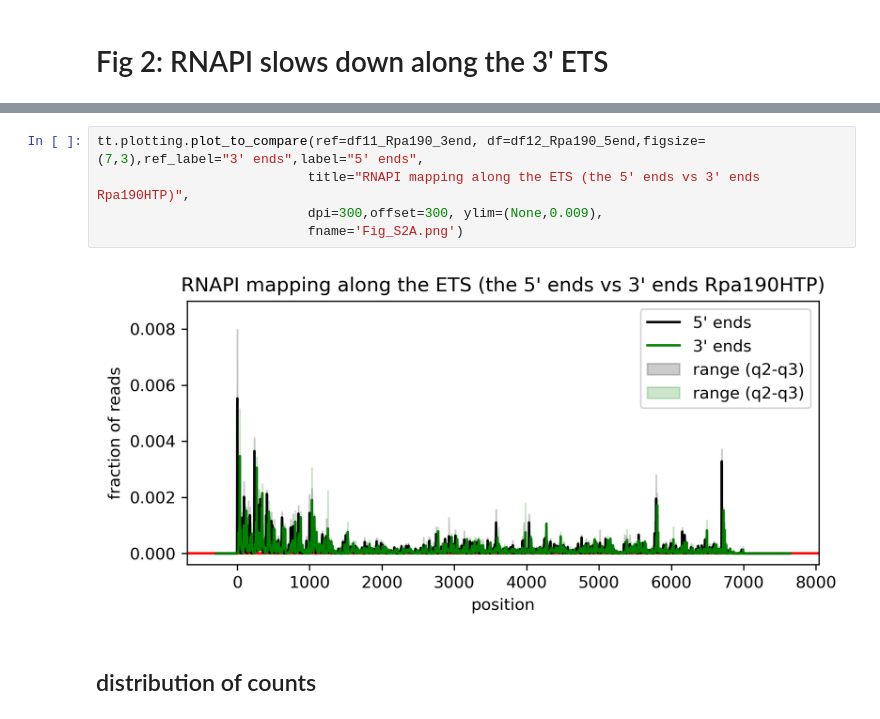
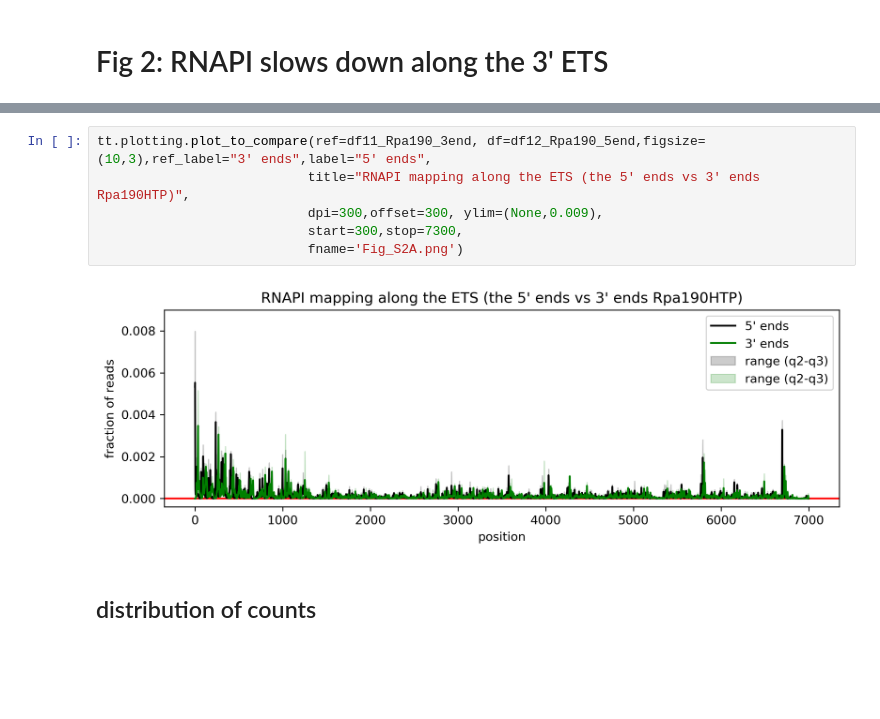
Before and after one commit to tturowski/Pol1_termination_MS, a Jupyter notebook: 05_notebooks/Fig_1_S1_2_S2_wt.ipynb, the cells around one changed output, grey strips where cells are left out. Drawn from its saved outputs; the diff is of its cells as text; blank space fills up the shorter version.

```diff
--- a/05_notebooks/Fig_1_S1_2_S2_wt.ipynb
+++ b/05_notebooks/Fig_1_S1_2_S2_wt.ipynb
@@ -195,12 +197,13 @@ Experiments:
 [figure]
 [figure]
 # %%
-tt.plotting.plot_to_compare(ref=df11_Rpa190_3end, df=df12_Rpa190_5end,figsize=(7,3),ref_label="3' ends",label="5' ends",
+tt.plotting.plot_to_compare(ref=df11_Rpa190_3end, df=df12_Rpa190_5end,figsize=(10,3),ref_label="3' ends",label="5' ends",
                            title="RNAPI mapping along the ETS (the 5' ends vs 3' ends Rpa190HTP)",
                            dpi=300,offset=300, ylim=(None,0.009),
+                           start=300,stop=7300,
                            fname='Fig_S2A.png')
 # %% [output]
-[figure, old version]
+[figure, new version]
 # %% [markdown]
 ## distribution of counts
 # %%
```
Also changed, not shown: parts of 5 cells of this notebook, 20 other files.
